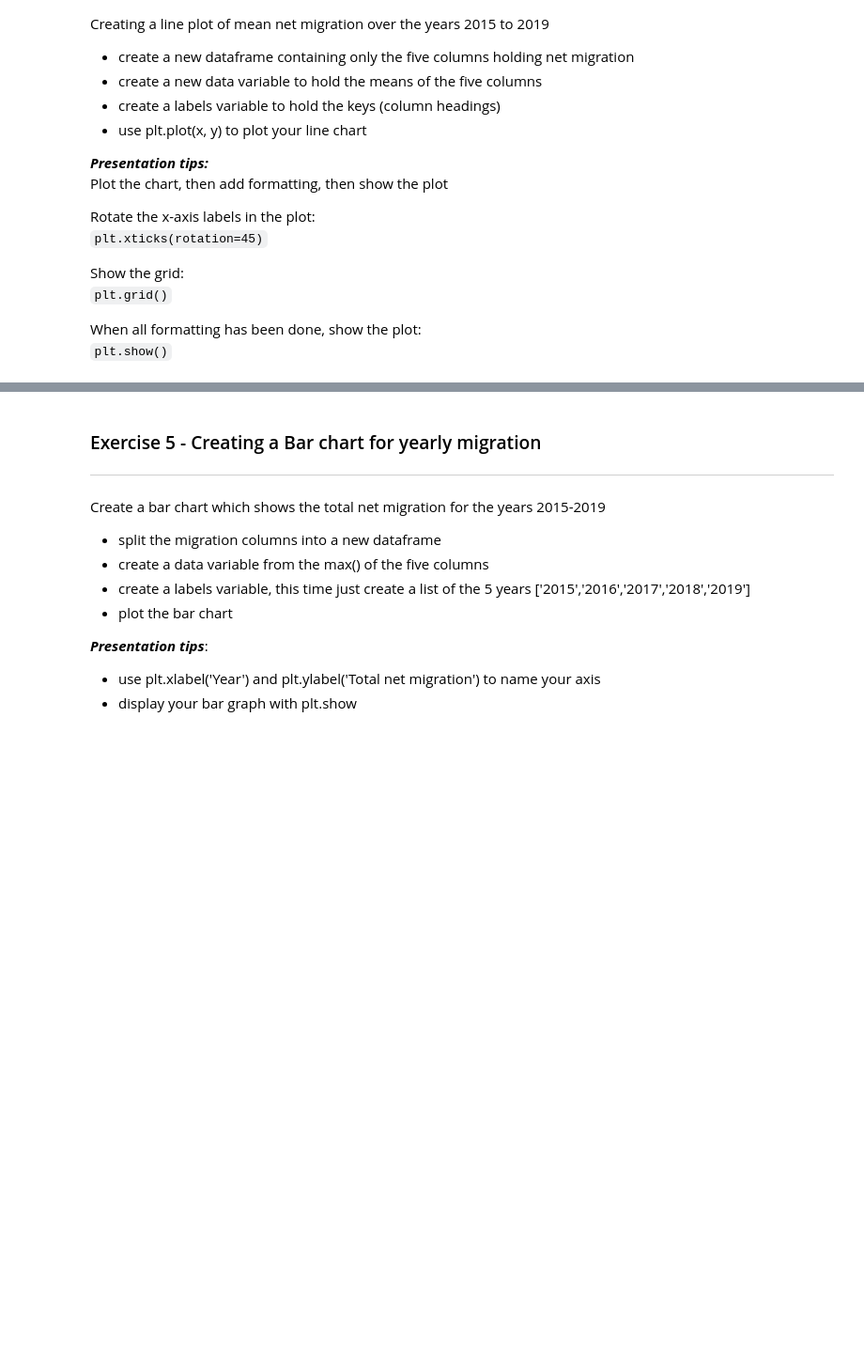
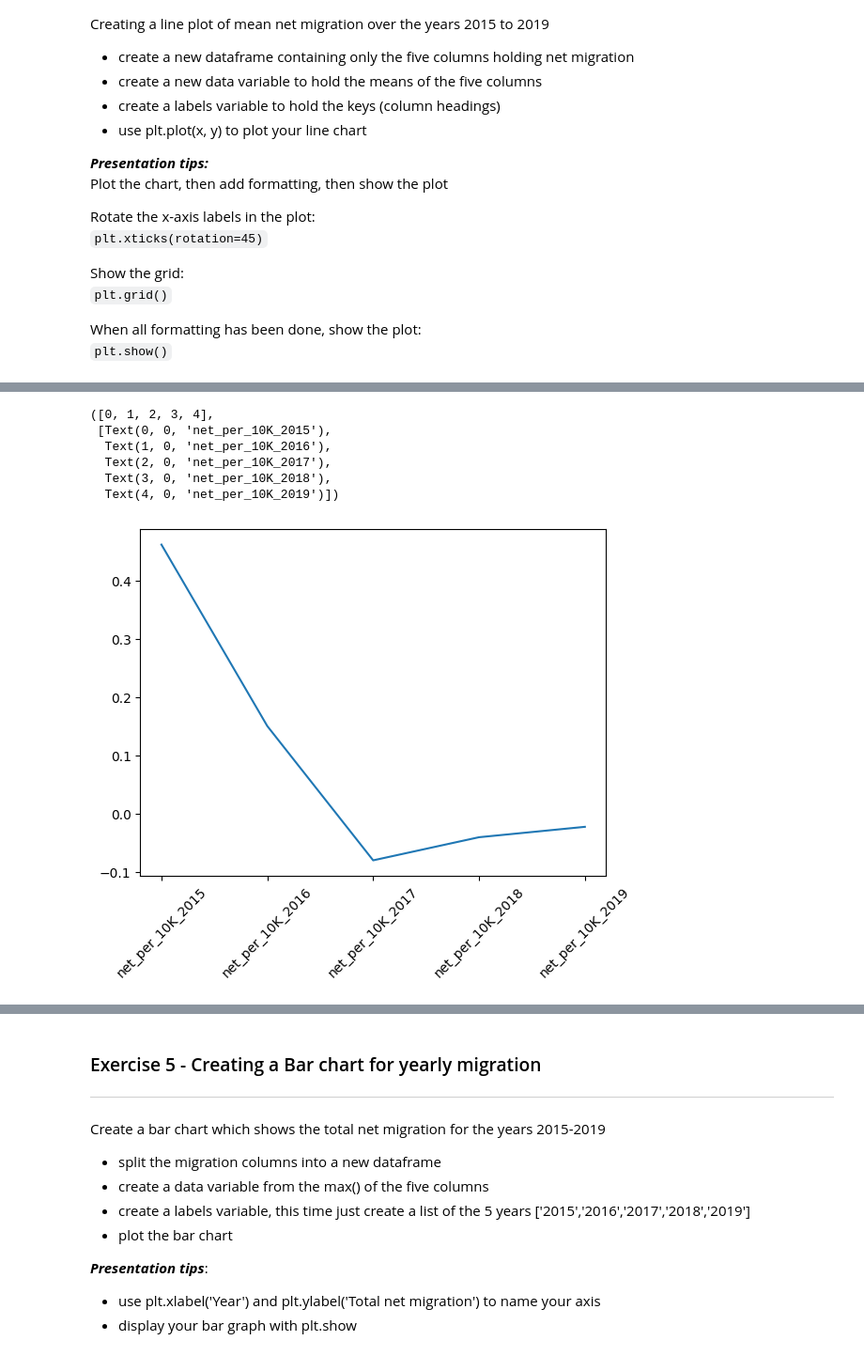
Before and after one commit to fraserrbarclay/Python-Data-Practicals, a Jupyter notebook: Week_7_Correlation_and_visualisation.ipynb, the cells around one changed output, grey strips where cells are left out. Shown at 94% size. Drawn from its saved outputs; the diff is of its cells as text; code cells hidden in the pictures; blank space fills up the shorter version.

```diff
--- a/Week_7_Correlation_and_visualisation.ipynb
+++ b/Week_7_Correlation_and_visualisation.ipynb
@@ -166,0 +246,11 @@ When all formatting has been done, show the plot:
+# %%
+plt.plot(labels,net_per_10k_df_means)
+plt.xticks(rotation =45)
+# %% [output]
+([0, 1, 2, 3, 4],
+ [Text(0, 0, 'net_per_10K_2015'),
+  Text(1, 0, 'net_per_10K_2016'),
+  Text(2, 0, 'net_per_10K_2017'),
+  Text(3, 0, 'net_per_10K_2018'),
+  Text(4, 0, 'net_per_10K_2019')])
+[figure, added]
```
Also changed, not shown: parts of 24 cells of this notebook.
